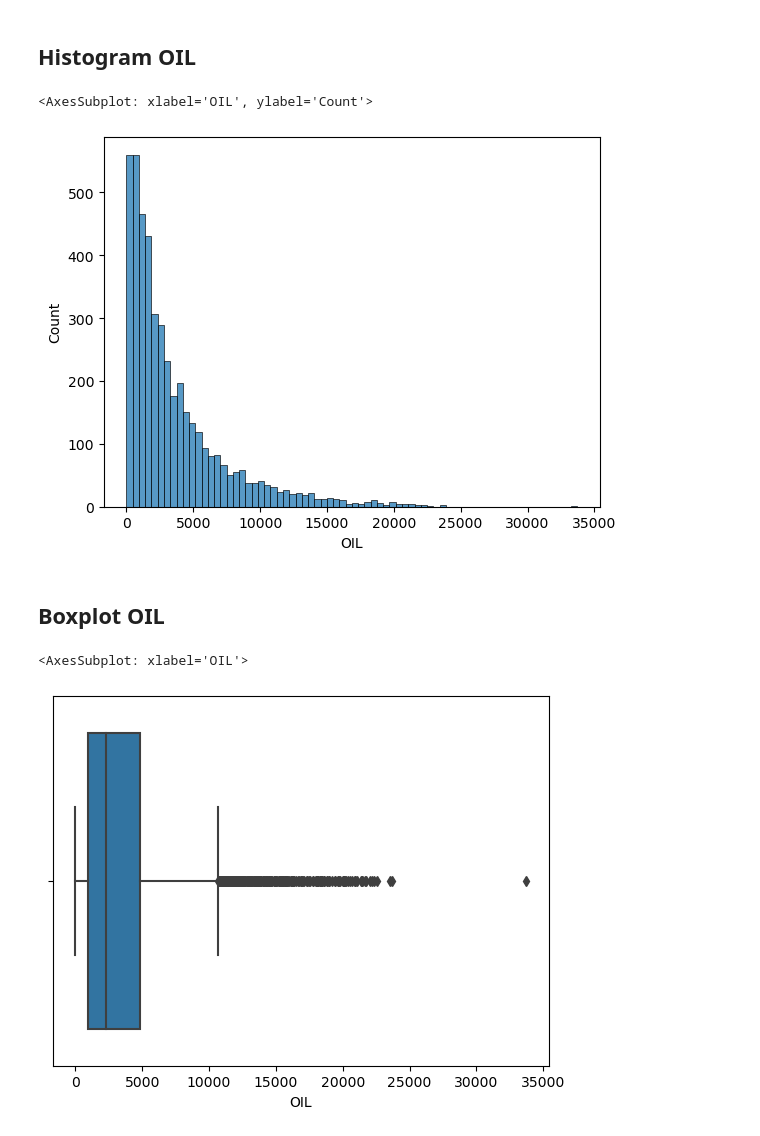
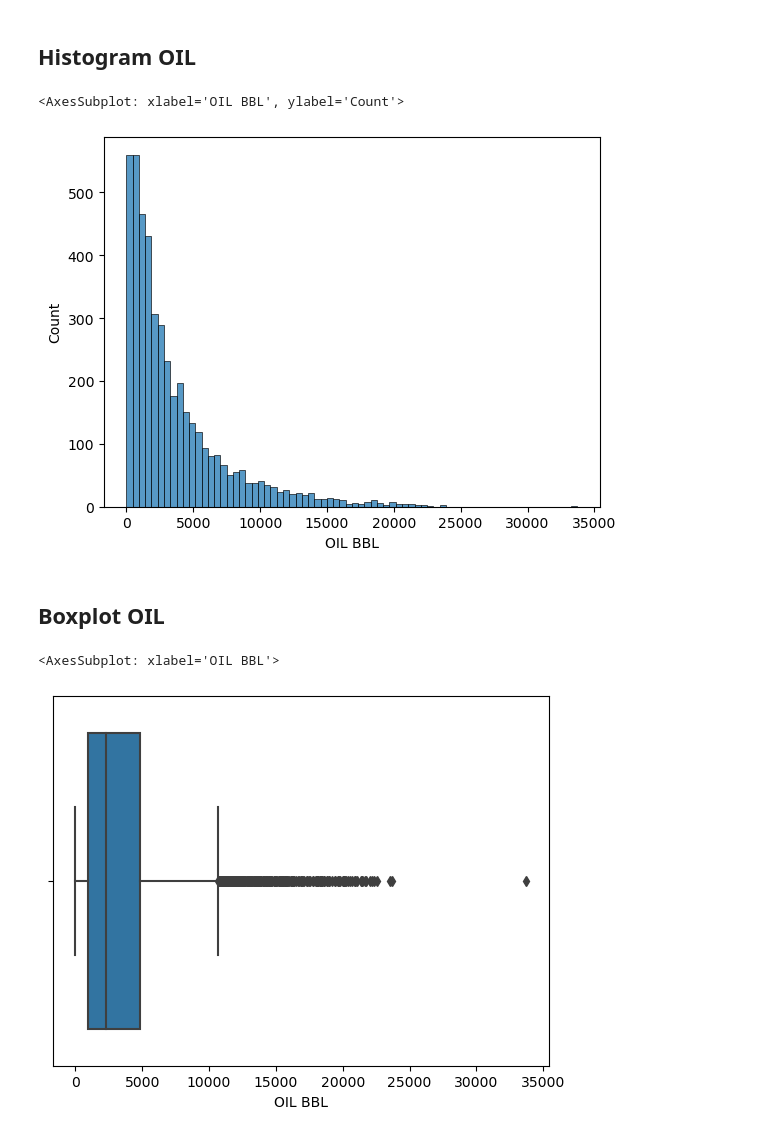
Before and after one commit to dasxgo/rocket-app, a Jupyter notebook: tap_rock_shlitz.ipynb, the cells around one changed output. Saved outputs shown, nothing was run; the diff lists cells and outputs as text; code cells hidden in the pictures.

Commit message:
graphics management

```diff
--- a/tap_rock_shlitz.ipynb
+++ b/tap_rock_shlitz.ipynb
@@ -84,15 +84,15 @@ data_oil = df_fl['LiquidsProd_BBL'] * (well_planned / df_fl['LateralLength_FT'])
 data_gas = df_fl['GasProd_MCF'] * (well_planned / df_fl['LateralLength_FT']) * (30.4 / df_fl['ProducingDays'])
 data_water = df_fl['WaterProd_BBL'] * (well_planned / df_fl['LateralLength_FT']) * (30.4 / df_fl['ProducingDays'])
 
-df_fl['OIL'] = data_oil
-df_fl['GAS'] = data_gas
-df_fl['WATER'] = data_water
+df_fl['OIL BBL'] = data_oil
+df_fl['GAS MCF'] = data_gas
+df_fl['WATER BBL'] = data_water
 
-df_fl['OIL'] = np.array(df_fl['OIL'], np.int64)
-df_fl['GAS'] = np.array(df_fl['GAS'], np.int64)
-df_fl['WATER'] = np.array(df_fl['WATER'], np.int64)
+df_fl['OIL BBL'] = np.array(df_fl['OIL BBL'], np.int64)
+df_fl['GAS MCF'] = np.array(df_fl['GAS MCF'], np.int64)
+df_fl['WATER BBL'] = np.array(df_fl['WATER BBL'], np.int64)
 
-df_fl
+df_fl.head()
 # %% [output]
 |  | FIELD | MAJOR | RESERVOIR | API_UWI | TVD_FT | LateralLength_FT | ENVOperator | WellName | ... |
 | 0 | IDARADO2 | OIL | LSS | 42-317-43640 | 8274 | 10425 | EXXON | STRAIN 19 UNIT 1&2 ALLOC 1933 1923SH | ... |
@@ -159,14 +152,14 @@ dtype: int64
 # %% [markdown]
 ## Cleanning Data
 # %%
-df_fl.drop(df_fl[(df_fl['OIL'] == 0)].index, inplace = True)
-df_fl.drop(df_fl[(df_fl['OIL'] < 0)].index, inplace = True)
+df_fl.drop(df_fl[(df_fl['OIL BBL'] == 0)].index, inplace = True)
+df_fl.drop(df_fl[(df_fl['OIL BBL'] < 0)].index, inplace = True)
 # %%
-df_fl.drop(df_fl[(df_fl['GAS'] == 0)].index, inplace = True)
-df_fl.drop(df_fl[(df_fl['GAS'] < 0)].index, inplace = True)
+df_fl.drop(df_fl[(df_fl['GAS MCF'] == 0)].index, inplace = True)
+df_fl.drop(df_fl[(df_fl['GAS MCF'] < 0)].index, inplace = True)
 # %%
-df_fl.drop(df_fl[(df_fl['WATER'] == 0)].index, inplace = True)
-df_fl.drop(df_fl[(df_fl['WATER'] < 0)].index, inplace = True)
+df_fl.drop(df_fl[(df_fl['WATER BBL'] == 0)].index, inplace = True)
+df_fl.drop(df_fl[(df_fl['WATER BBL'] < 0)].index, inplace = True)
 # %% [markdown]
 ## Check cleanning
 # %%
@@ -313,14 +324,14 @@ print(minlimit,maxlimit )
 # %% [markdown]
 ## Histogram OIL
 # %%
-sns.histplot(df_fl['OIL'])
+sns.histplot(df_fl['OIL BBL'])
 # %% [output]
-<AxesSubplot: xlabel='OIL', ylabel='Count'>
+<AxesSubplot: xlabel='OIL BBL', ylabel='Count'>
-[figure, old version]
+[figure, new version]
 # %% [markdown]
 ## Boxplot OIL
 # %%
-sns.boxplot(x=df_fl['OIL'])
+sns.boxplot(x=df_fl['OIL BBL'])
 # %% [output]
-<AxesSubplot: xlabel='OIL'>
+<AxesSubplot: xlabel='OIL BBL'>
-[figure, old version]
+[figure, new version]
```
Also changed, not shown: parts of 14 cells of this notebook, 1 other file.
